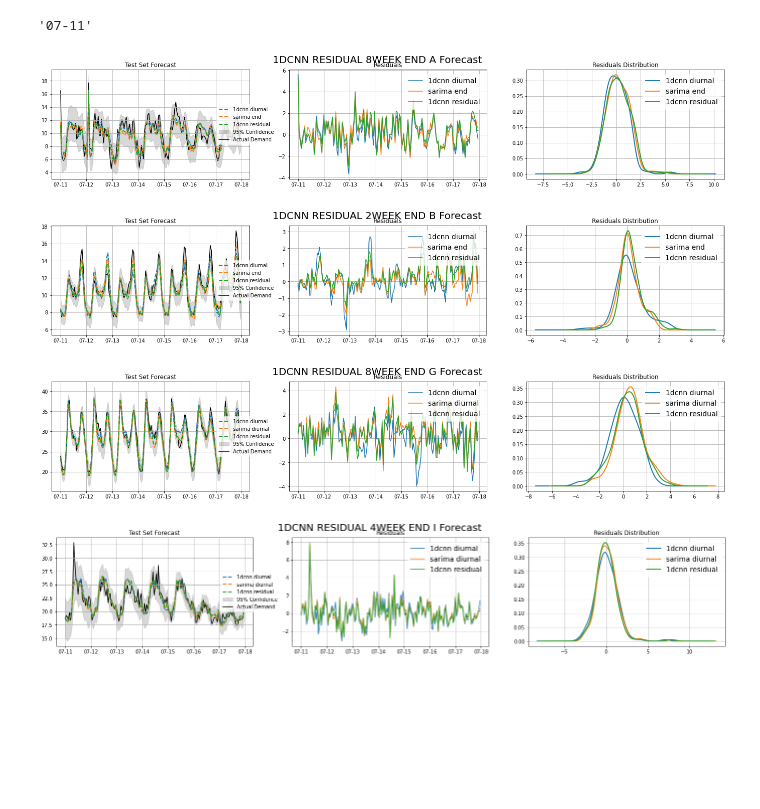
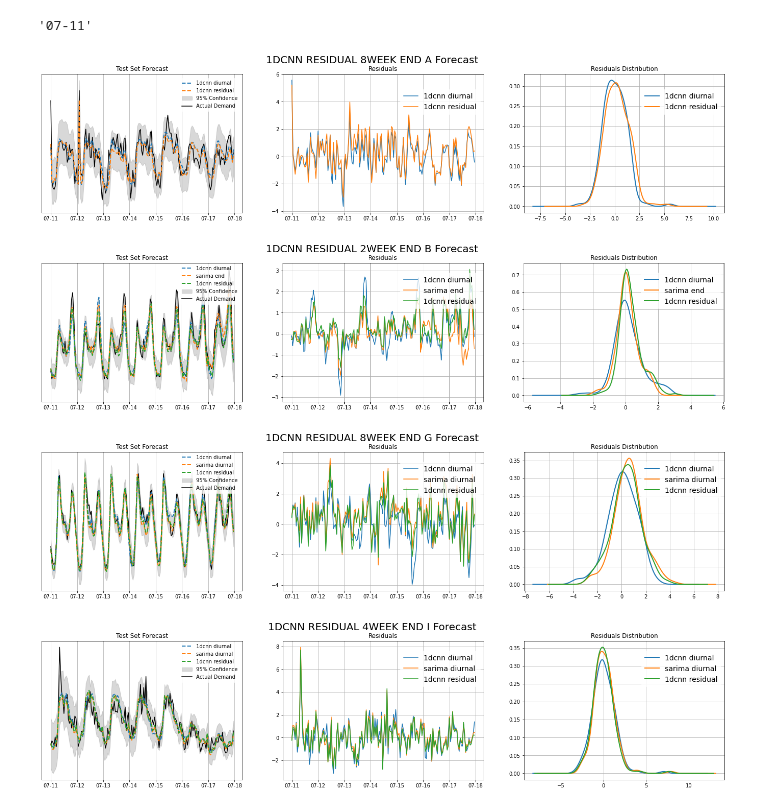
Before and after one commit to oscarwoodi/water-demand-forecasting-neural-networks, a Jupyter notebook: src/results.ipynb, the cells around one changed output. Drawn from its saved outputs; the diff is of its cells as text; code cells hidden in the pictures; blank space fills up the shorter version.

```diff
--- a/src/results.ipynb
+++ b/src/results.ipynb
@@ -450,7 +438,7 @@ import matplotlib.dates as mdates
 
 # top 3 models in DMA A
 experiments = {}
-experiments['A'] = ['1DCNN DIURNAL 8WEEK END', 'SARIMA END TEMP', '1DCNN RESIDUAL 2WEEK END']
+experiments['A'] = ['1DCNN DIURNAL 8WEEK END', '1DCNN RESIDUAL 2WEEK END']
 # top 3 models in DMA B
 experiments['B'] = ['1DCNN DIURNAL 4WEEK END', 'SARIMA END TEMP', '1DCNN RESIDUAL 8WEEK END']
 # top 3 models in DMA G
@@ -465,7 +453,7 @@ index = [date.strftime('%m-%d') for date in pd.date_range('2022-07-11', '2022-07
 
 for dma in experiments.keys():
     # initialise figure
-    fig = plt.figure(figsize=(24,4))
+    fig = plt.figure(figsize=(24,5))
     fig.suptitle(experiment+' '+dma+' Forecast', fontsize=20)
     ax1 = fig.add_subplot(1, 3, 1)
     ax2 = fig.add_subplot(1, 3, 2)
@@ -504,38 +492,39 @@ for dma in experiments.keys():
         ax2.set_xticks(np.arange(0, 169, 24), labels = index)
         ax2.set(xlabel=None)
 
         # Plot residuals distribution
         forecast_df[pd.isnull(df_dma["model_fold_0_0"])][["mean_error"]].reset_index(drop=True).plot(ax=ax3, kind='kde',
                                         title="Residuals Distribution", grid=True, linewidth=2, legend=False)
         ax3.set(ylabel=None)
 
     ax1.fill_between(x=forecast_df[pd.isnull(df_dma["model_fold_0_0"])].reset_index(drop=True).index,
                     y1=forecast_df[pd.isnull(df_dma["model_fold_0_0"])]['mean_pred_int_low'],
                     y2=forecast_df[pd.isnull(df_dma["model_fold_0_0"])]['mean_pred_int_up'],
                     color='grey', alpha=0.3, zorder=0)
     forecast_df[pd.isnull(df_dma["model_fold_0_0"])][["mean_gt"]].reset_index(drop=True).plot(color=["black"],
                                                                             title="Test Set Forecast", grid=True, ax=ax1, legend=False, zorder=1)
     # legends
     ax_labels = [' '.join(model.split()[:2]).lower() for model in experiments[dma]]
     #ax_labels[1] = 'sarimax diurnal'
     ax1_labels = ax_labels + ['95% Confidence', 'Actual Demand']
-    leg = ax1.legend(ax1_labels, loc='right', bbox_to_anchor=(1.15, 0.5),
+    leg = ax1.legend(ax1_labels, loc='right', bbox_to_anchor=(1, 0.85),
     fancybox=False, shadow=False, ncol=1, edgecolor='w', borderpad=0.5)
     leg.get_frame().set_linewidth(0.5)
+    ax1.set_yticks(ticks=[])
 
     ax2_labels = ax_labels
     leg = ax2.legend(ax1_labels, loc='right', bbox_to_anchor=(1, 0.8),
     fancybox=False, shadow=False, ncol=1, edgecolor='w', borderpad=0.5, fontsize=14)
     leg.get_frame().set_linewidth(0.5)
 
     leg = ax3.legend(ax1_labels, loc='right', bbox_to_anchor=(1, 0.8),
     fancybox=False, shadow=False, ncol=1, edgecolor='w', borderpad=0.5, fontsize=14)
     leg.get_frame().set_linewidth(0.5)
 # %% [output]
-[figure, old version]
+[figure, new version]
-[figure, old version]
+[figure, new version]
-[figure, old version]
+[figure, new version]
-[figure, old version]
+[figure, new version]
 # %%
 # train time comparison
 models = ['MLP (Fragments)', 'MLP (Windowed)', 'MLP (Virtual)', 'MLP (Fragments, CEEMDAN)', 'MLP (Fragments, DWT)', '1D CNN (Fragments)', 'GRU (Fragments)', 'SARIMA (Diurnal)', 'SARIMAX (Diurnal)']
```
Also changed, not shown: parts of 4 cells of this notebook, 29 other files.
